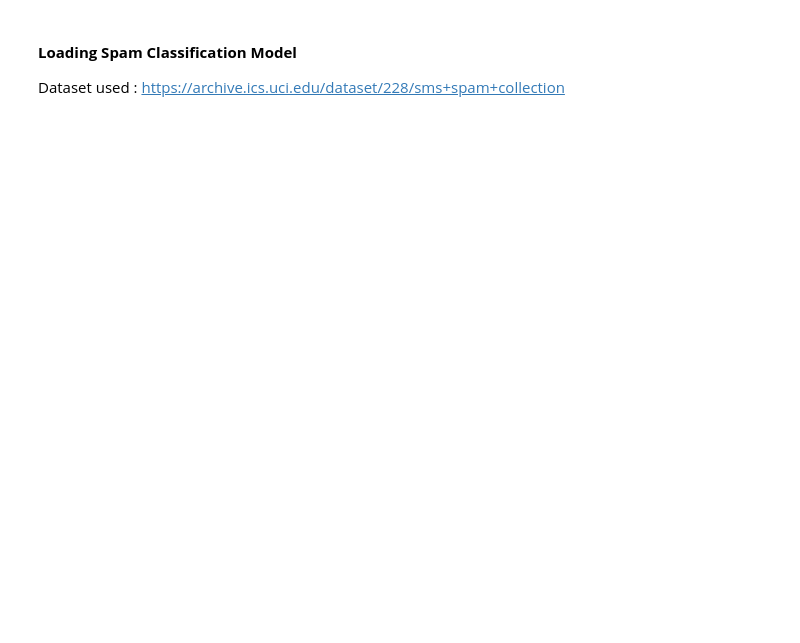
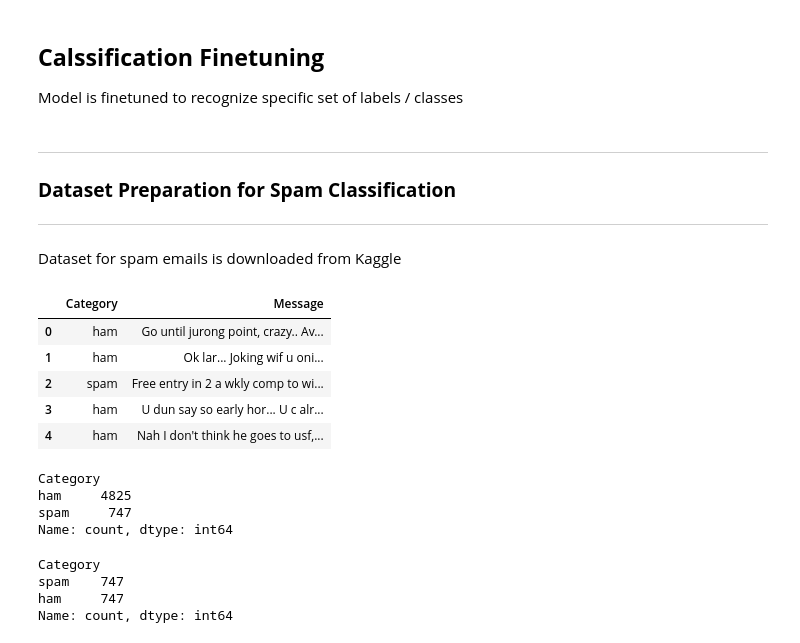
Before and after one commit to Umesh94kr/Building-LLM-from-Scratch, a Jupyter notebook: Stage3 - Finetuning LLM/Day19-Finetuning_LLM_for_email_classification.ipynb, the cells around one changed output. Cells and saved outputs as stored; diff of their text form; code cells hidden in the pictures; blank space fills up the shorter version.

```diff
--- a/Stage3 - Finetuning LLM/Day19-Finetuning_LLM_for_email_classification.ipynb
+++ b/Stage3 - Finetuning LLM/Day19-Finetuning_LLM_for_email_classification.ipynb
@@ -1,4 +1,9 @@
+# %% [markdown]
+## **Calssification Finetuning**
+
+Model is finetuned to recognize specific set of labels / classes
 # %% [markdown]
-#### **Loading Spam Classification Model**
-
-Dataset used : <link>https://archive.ics.uci.edu/dataset/228/sms+spam+collection<link>
+---
+### **Dataset Preparation for Spam Classification**
+---
+Dataset for spam emails is downloaded from Kaggle
@@ -37,0 +10,37 @@ def download_and_unzip_spam_data(url, zip_path, extracted_path, data_file_path):
+# %%
+import pandas as pd
+import numpy as np
+
+df = pd.read_csv('spam.csv')
+df.head()
+# %% [output]
+|  | Category | Message |
+| 0 | ham | Go until jurong point, crazy.. Av... |
+| 1 | ham | Ok lar... Joking wif u oni... |
+| 2 | spam | Free entry in 2 a wkly comp to wi... |
+| 3 | ham | U dun say so early hor... U c alr... |
+| 4 | ham | Nah I don't think he goes to usf,... |
+# %%
+# How many unique categories of email we have
+df['Category'].value_counts()
+# %% [output]
+Category
+ham     4825
+spam     747
+Name: count, dtype: int64
+# %%
+# This dataset is imbalanced, lets make it balanced
+ham_emails = len(df[df['Category'] == 'ham'])
+spam_emails = len(df[df['Category'] == 'spam'])
+
+# Randomly sample 'ham' instances to match 'spam' instances
+ham_subset = df[df['Category'] == 'ham'].sample(spam_emails, random_state=42)
+
+balanced_df = pd.concat([df[df['Category'] == 'spam'], ham_subset], axis=0)
+# unique catgeories in balanced_df
+print(balanced_df['Category'].value_counts())
+# %% [output]
+Category
+spam    747
+ham     747
+Name: count, dtype: int64
```
Also changed, not shown: parts of 40 cells of this notebook, 3 other files.
